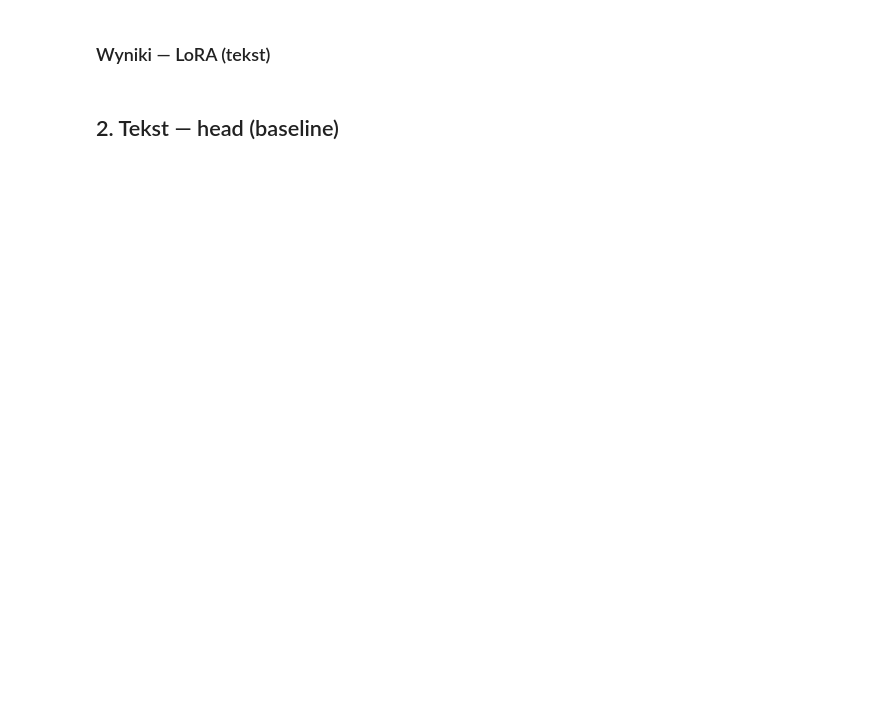
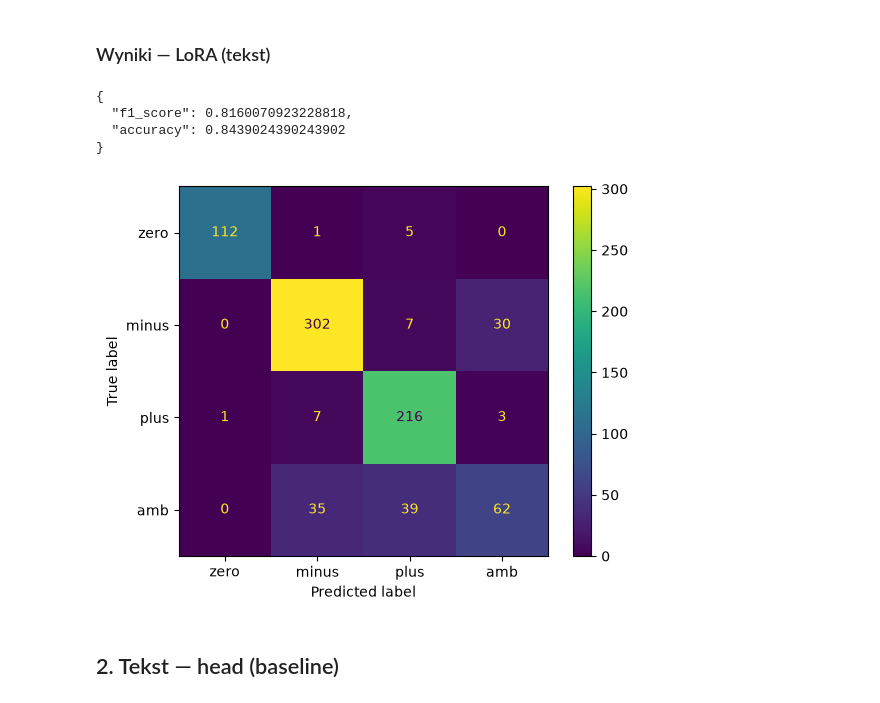
Before and after one commit to mtorzynska/nlp_language_models_lab, a Jupyter notebook: notebooks/colab_training.ipynb, the cells around one changed output. Drawn from its saved outputs; the diff is of its cells as text; code cells hidden in the pictures; blank space fills up the shorter version.

```diff
--- a/notebooks/colab_training.ipynb
+++ b/notebooks/colab_training.ipynb
@@ -21,16 +33,17 @@ BRANCH = "feature/herbert-finetuning"
 # %%
 # Opcjonalnie: token HF z sekretów Colab (unika throttlingu przy pobieraniu modelu)
 import os
+import torch
+
 try:
     from google.colab import userdata
     os.environ["HF_TOKEN"] = userdata.get("HF_TOKEN")
 except Exception:
     print("HF_TOKEN nie ustawiony — kontynuuję anonimowo")
 
-import torch
 print(f"GPU: {torch.cuda.get_device_name(0) if torch.cuda.is_available() else 'BRAK — zmień runtime na T4'}")
 
-def pokaz_wyniki(run):
+def show_results(run):
     import json
     from pathlib import Path
     from IPython.display import Image, display
@@ -53,7 +105,13 @@ def pokaz_wyniki(run):
 # %% [markdown]
 ### Wyniki — LoRA (tekst)
 # %%
-pokaz_wyniki("data/HerbertForSequenceClassification/lora")
+show_results("data/HerbertForSequenceClassification/lora")
+# %% [output]
+{
+  "f1_score": 0.8160070923228818,
+  "accuracy": 0.8439024390243902
+}
+[figure, added]
 # %% [markdown]
 ## 2. Tekst — head (baseline)
 # %%
```
Also changed, not shown: parts of 24 cells of this notebook, 9 other files.
